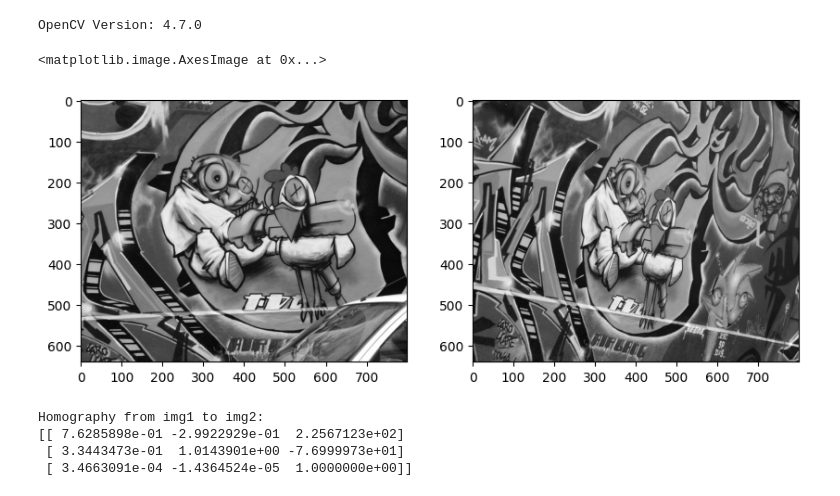
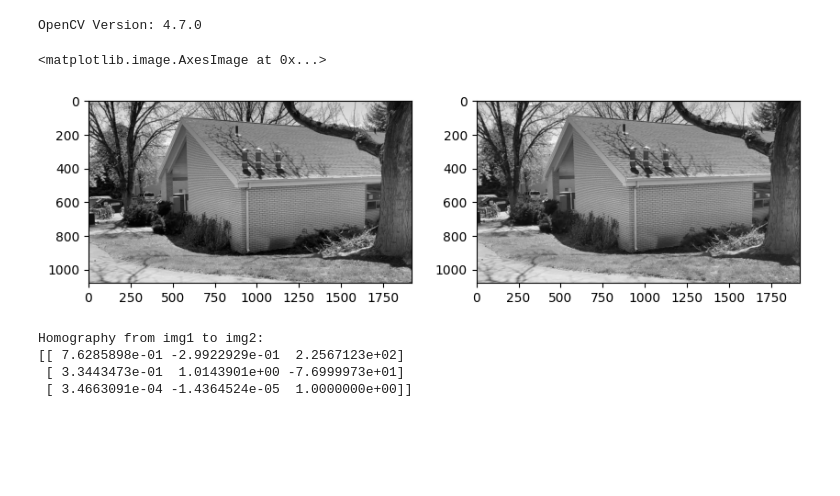
Before and after one commit to re1983/Stereo-Vision-Images, a Jupyter notebook: demo.ipynb, the cells around one changed output. Cells and saved outputs as stored; diff of their text form; code cells hidden in the pictures; blank space fills up the shorter version.

```diff
--- a/demo.ipynb
+++ b/demo.ipynb
@@ -21,22 +21,22 @@ OpenCV Version: 4.7.0
 # %%
 import numpy as np
 from math import sqrt
 import matplotlib.pyplot as plt
 # https://github.com/opencv/opencv/tree/4.7.0/samples/data
-img1 = cv.imread("Data/graf1.png", cv.IMREAD_GRAYSCALE)
-img2 = cv.imread("Data/graf3.png", cv.IMREAD_GRAYSCALE)
+img1 = cv.imread("Data/20230501_205454000_iOS/output_0001.jpg", cv.IMREAD_GRAYSCALE)
+img2 = cv.imread("Data/20230501_205454000_iOS/output_0031.jpg", cv.IMREAD_GRAYSCALE)
 
 
 if img1 is None or img2 is None:
     print('Could not open or find the images!')
     exit(0)
 
 f, (ax1, ax2) = plt.subplots(1, 2, figsize=(10, 5))
 ax1.imshow(img1, cmap='gray')
 ax2.imshow(img2, cmap='gray')
 # %% [output]
 <matplotlib.image.AxesImage at 0x...>
-[figure, old version]
+[figure, new version]
 # %%
 # Load homography (geometric transformation between image)
 fs = cv.FileStorage("H1to3p.xml", cv.FILE_STORAGE_READ)
```
Also changed, not shown: parts of 4 cells of this notebook, 3 other files.
